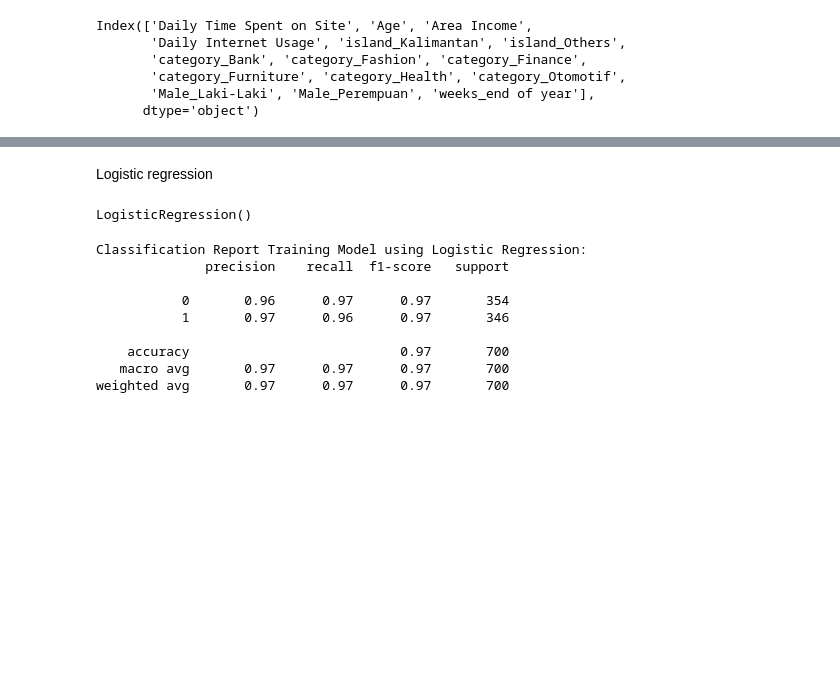
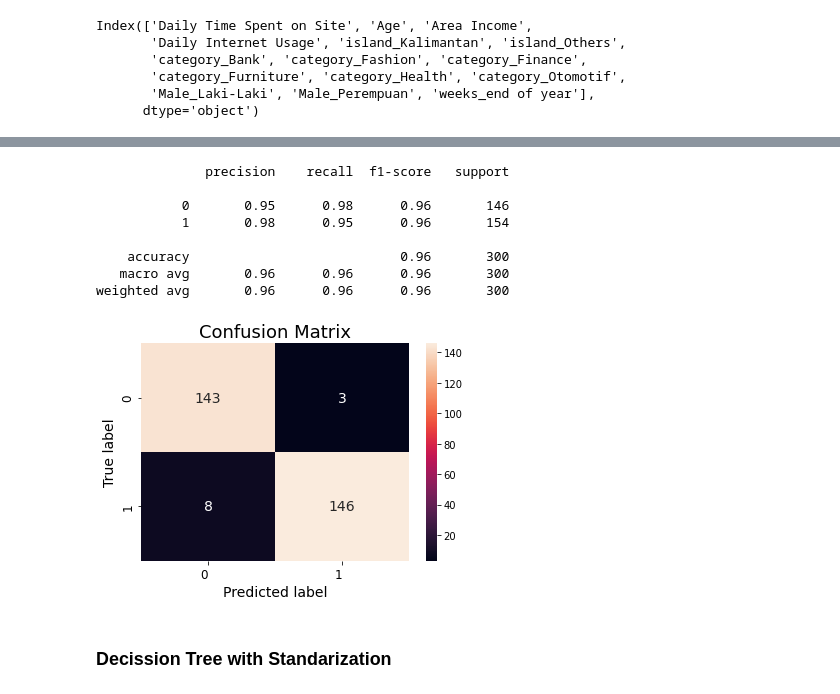
Before and after one commit to Reysadena/Customer_Clicked_Ads_Classification_by_Using_Machine_Learning, a Jupyter notebook: Mini_Project_4_Predict_Customer_Clicked_Ads_Classification_by_Using_Machine_Learning.ipynb, the cells around one changed output, grey strips where cells are left out. Cells and saved outputs as stored; diff of their text form; code cells hidden in the pictures; blank space fills up the shorter version.

```diff
--- a/Mini_Project_4_Predict_Customer_Clicked_Ads_Classification_by_Using_Machine_Learning.ipynb
+++ b/Mini_Project_4_Predict_Customer_Clicked_Ads_Classification_by_Using_Machine_Learning.ipynb
@@ -590,25 +599,18 @@ from sklearn.metrics import roc_auc_score #roc score
-# %% [markdown]
-Logistic regression
 # %%
 # train the model
-logr_model = LogisticRegression().fit(X1_train, y1_train)
-print(logr_model)
+logr = LogisticRegression(random_state=1, solver='liblinear')
+
+#predict
+y1_trp = logr.fit(X1_train, y1_train).predict(X1_test)
+
+# print classification report
+print(classification_report(y1_test, y1_trp))
 # %% [output]
-LogisticRegression()
+              precision    recall  f1-score   support
+
+           0       0.95      0.98      0.96       146
+           1       0.98      0.95      0.96       154
+
+    accuracy                           0.96       300
+   macro avg       0.96      0.96      0.96       300
+weighted avg       0.96      0.96      0.96       300
-# %%
-# predict data train
-y_train_pred_logr = logr_model.predict(X1_train)
-
-# print classification report
-print('Classification Report Training Model using Logistic Regression:')
-print(classification_report(y1_train, y_train_pred_logr))
-# %% [output]
-Classification Report Training Model using Logistic Regression:
-              precision    recall  f1-score   support
-
-           0       0.96      0.97      0.97       354
-           1       0.97      0.96      0.97       346
-
-    accuracy                           0.97       700
-   macro avg       0.97      0.97      0.97       700
-weighted avg       0.97      0.97      0.97       700
@@ -616,0 +622,18 @@ cfm(y1_test,y1_train)
+# %%
+#form confusion matrix as a dataFrame
+confusion_matrix_log = pd.DataFrame((confusion_matrix(y1_test, y1_trp)))
+
+# plot confusion matrix
+plt.figure()
+heatmap = sns.heatmap(confusion_matrix_log, annot=True, annot_kws={'size': 14}, fmt='d', cmap='rocket')
+heatmap.yaxis.set_ticklabels(heatmap.yaxis.get_ticklabels(), ha='right', fontsize=12)
+heatmap.xaxis.set_ticklabels(heatmap.xaxis.get_ticklabels(), ha='right', fontsize=12)
+
+plt.title('Confusion Matrix', fontsize=18, color='black')
+plt.ylabel('True label', fontsize=14)
+plt.xlabel('Predicted label', fontsize=14)
+plt.show()
+# %% [output]
+[figure, added]
+# %% [markdown]
+### **Decission Tree with Standarization**
```
Also changed, not shown: parts of 40 cells of this notebook.
